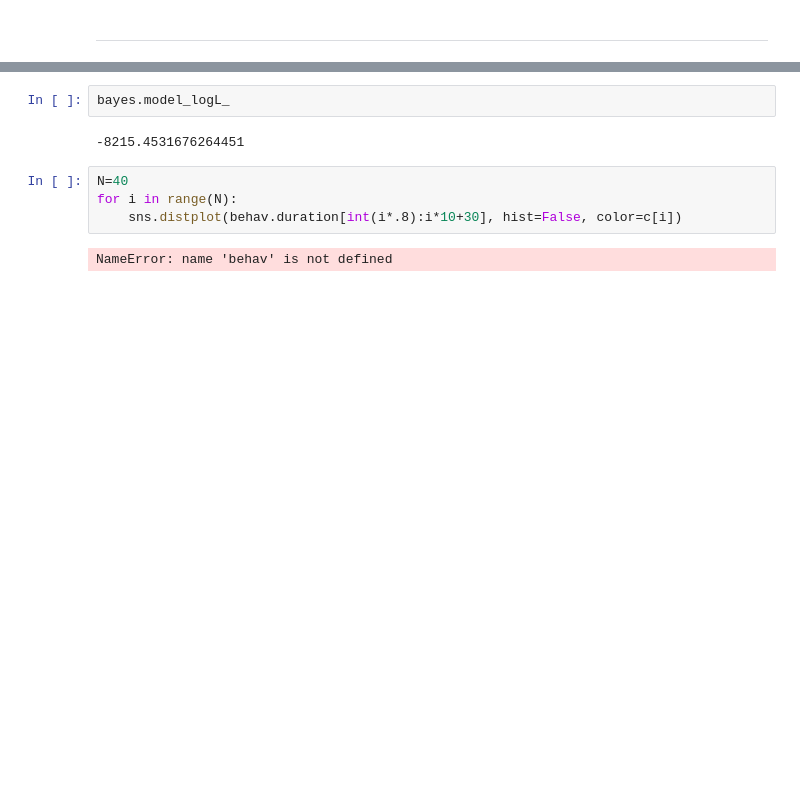
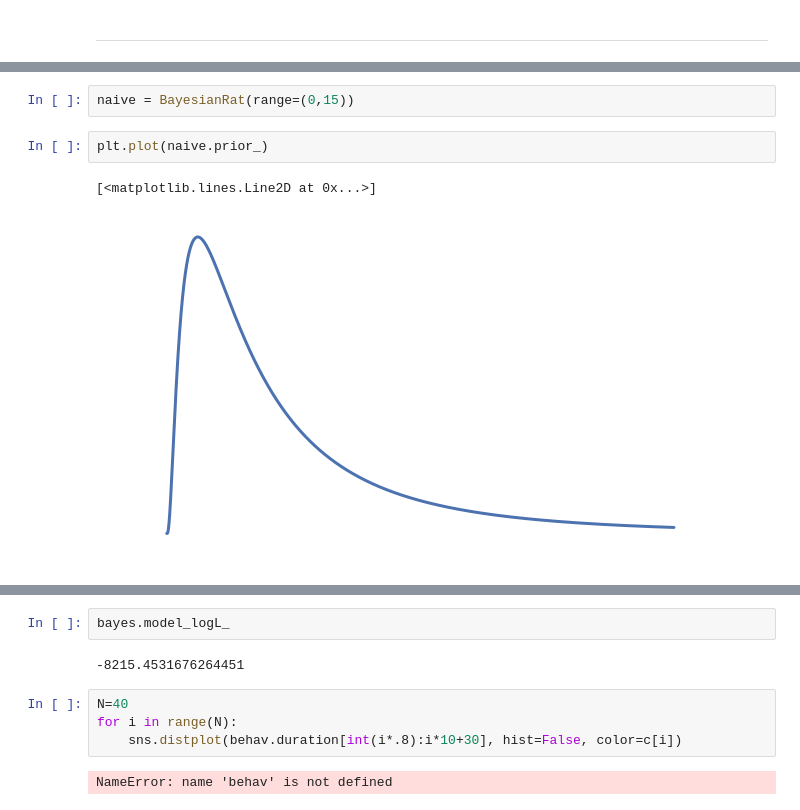
Before and after one commit to EstevaoUyra/spikelearn, a Jupyter notebook: notebooks/exploration/Bayesian rat.ipynb, the cells around one changed output, grey strips where cells are left out. Cells and saved outputs as stored; diff of their text form; blank space fills up the shorter version.

```diff
--- a/notebooks/exploration/Bayesian rat.ipynb
+++ b/notebooks/exploration/Bayesian rat.ipynb
@@ -228,0 +248,7 @@ Wall time: 2.65 s
+# %%
+naive = BayesianRat(range=(0,15))
+# %%
+plt.plot(naive.prior_)
+# %% [output]
+[<matplotlib.lines.Line2D at 0x...>]
+[figure, added]
```
Also changed, not shown: parts of 10 cells of this notebook, 3 other files.
